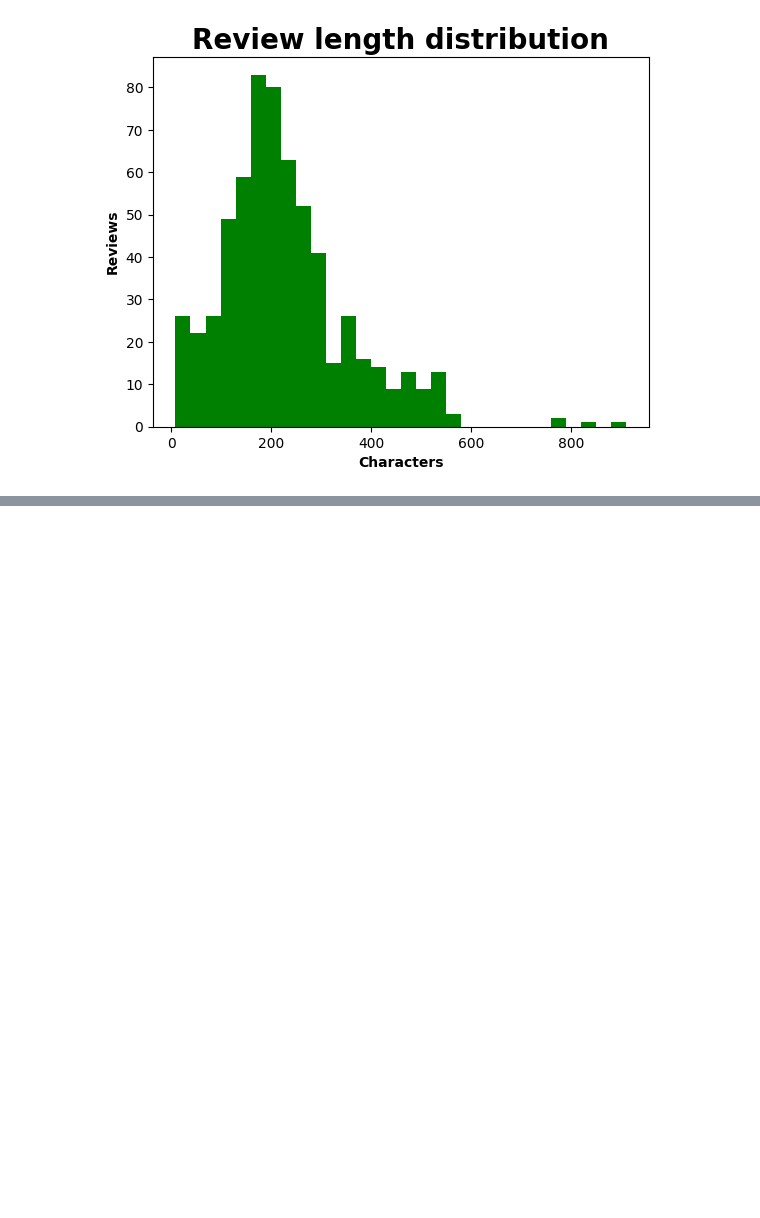
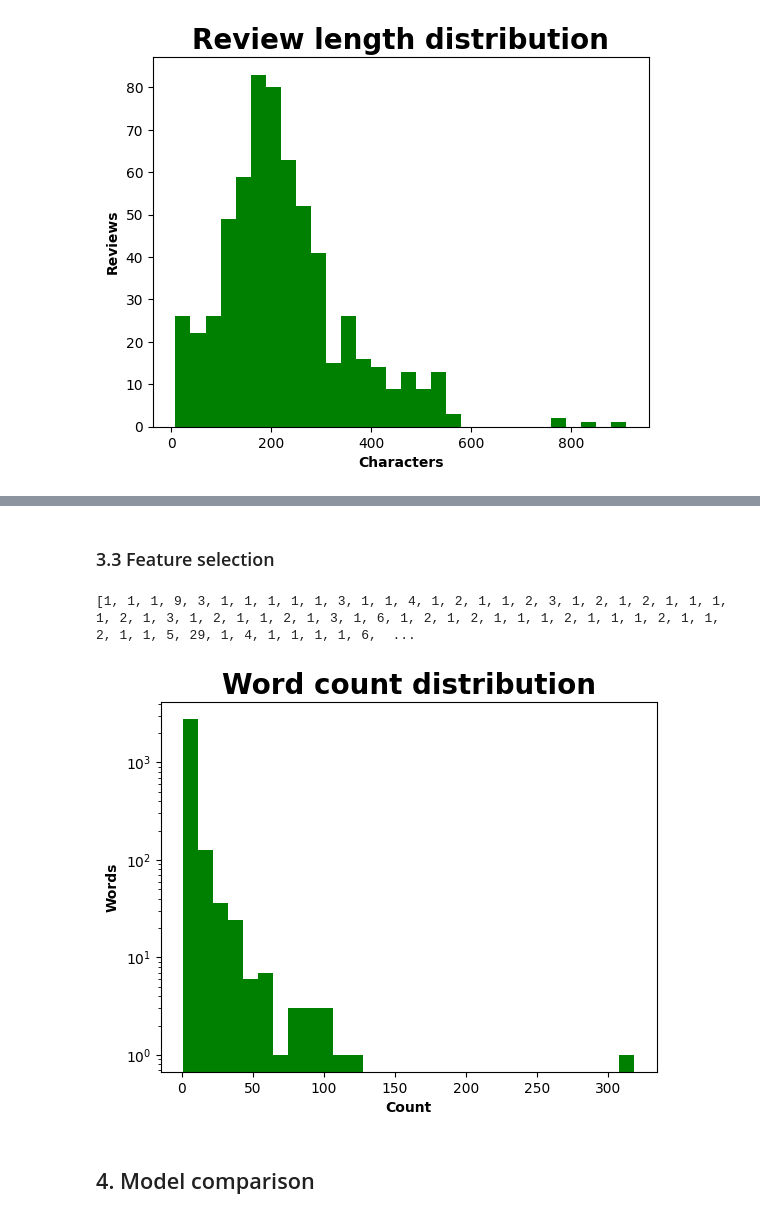
Before and after one commit to 4GeeksAcademy/Madesh-naive-bayes-project, a Jupyter notebook: src/Madesh_solutions.ipynb, the cells around one changed output, grey strips where cells are left out. Drawn from its saved outputs; the diff is of its cells as text; code cells hidden in the pictures; blank space fills up the shorter version.

```diff
--- a/src/Madesh_solutions.ipynb
+++ b/src/Madesh_solutions.ipynb
@@ -196,0 +234,18 @@ Max count of Review length: 910
+# %% [markdown]
+### 3.3 Feature selection
+# %%
+word_counts=training_word_counts.sum().tolist()
+print(word_counts)
+# %% [output]
+[1, 1, 1, 9, 3, 1, 1, 1, 1, 1, 3, 1, 1, 4, 1, 2, 1, 1, 2, 3, 1, 2, 1, 2, 1, 1, 1, 1, 2, 1, 3, 1, 2, 1, 1, 2, 1, 3, 1, 6, 1, 2, 1, 2, 1, 1, 1, 2, 1, 1, 1, 2, 1, 1, 2, 1, 1, 5, 29, 1, 4, 1, 1, 1, 1, 6,  ...
+# %%
+plt.title('Word count distribution', fontsize=20, fontweight='bold')
+plt.xlabel('Count', fontweight='bold')
+plt.ylabel('Words', fontweight='bold')
+plt.hist(word_counts, bins=30, color='green')
+plt.yscale('log')
+plt.show()
+# %% [output]
+[figure, added]
+# %% [markdown]
+## 4. Model comparison
```
Also changed, not shown: parts of 22 cells of this notebook.
